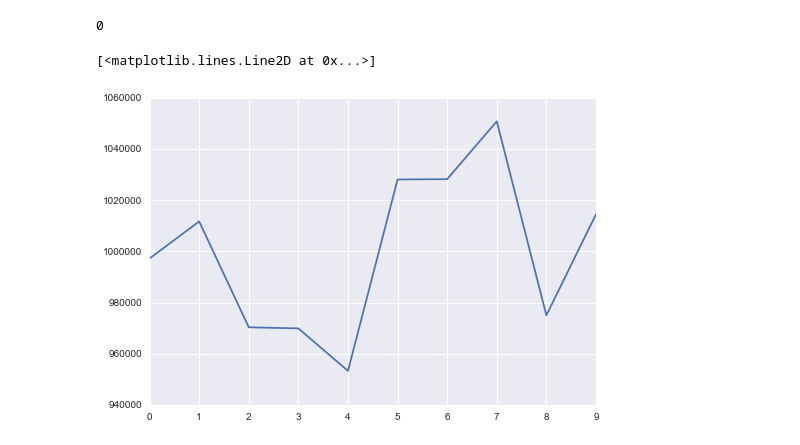
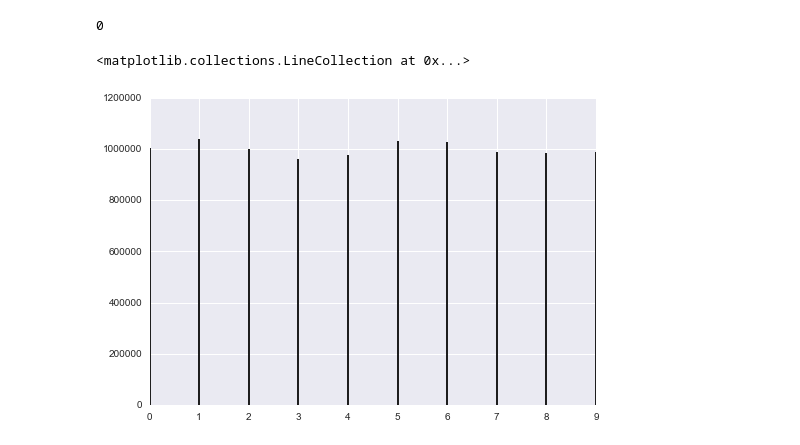
Before and after one commit to cors/labs, a Jupyter notebook: Round robin load ballancing problem solve.ipynb, the cells around one changed output. Cells and saved outputs as stored; diff of their text form; code cells hidden in the pictures.

```diff
--- a/Round robin load ballancing problem solve.ipynb
+++ b/Round robin load ballancing problem solve.ipynb
@@ -143,8 +131,8 @@ print dist_len
 len(sources)
 # %% [output]
 0
-# %%
-plt.plot(dist_len)
-# %% [output]
-[<matplotlib.lines.Line2D at 0x...>]
-[figure, removed]
+# %%
+plt.vlines(range(10),[0],dist_len)
+# %% [output]
+<matplotlib.collections.LineCollection at 0x...>
+[figure, added]
```
Also changed, not shown: parts of 5 cells of this notebook.
